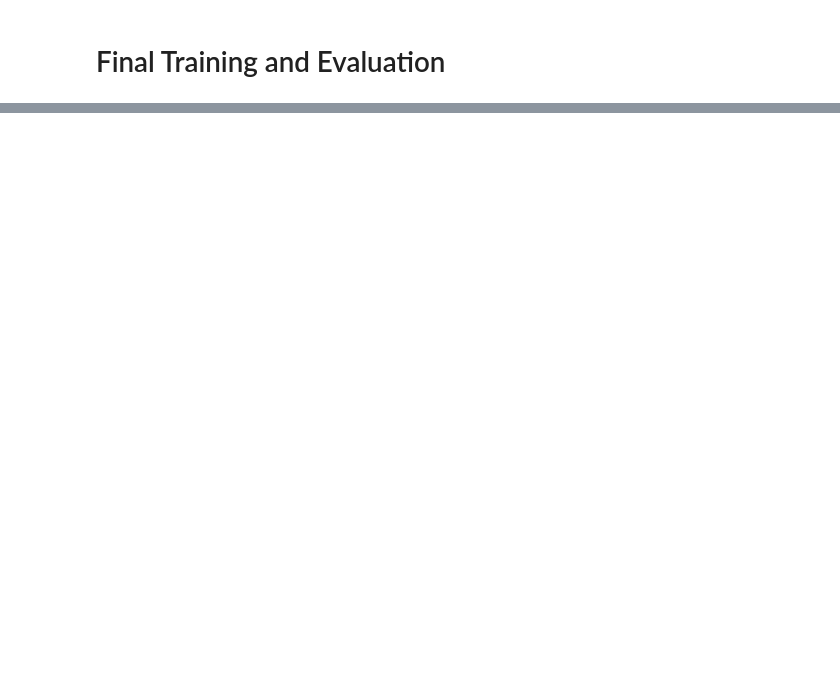
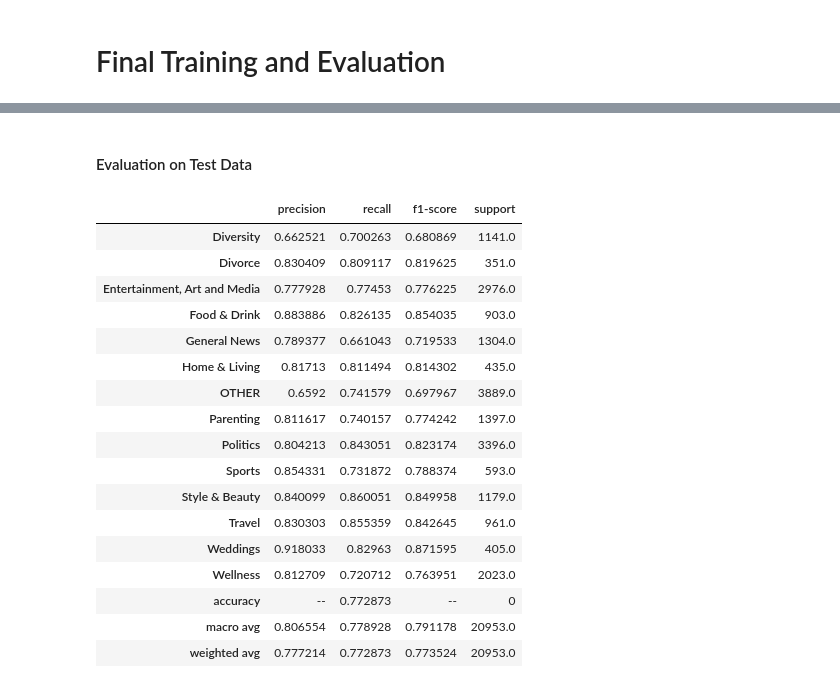
Before and after one commit to kac624/headlines, a Jupyter notebook: overview.ipynb, the cells around one changed output, grey strips where cells are left out. Saved outputs shown, nothing was run; the diff lists cells and outputs as text; code cells hidden in the pictures; blank space fills up the shorter version.

```diff
--- a/overview.ipynb
+++ b/overview.ipynb
@@ -613,0 +752,66 @@ plt.show()
+# %% [markdown]
+#### Evaluation on Test Data
+# %%
+# Load test data
+input_ids_test = torch.load('data/test_input_ids.pt')
+att_masks_test = torch.load('data/test_att_masks.pt')
+y_test = torch.load('data/y_test.pt')
+
+test_dataset = TensorDataset(input_ids_test, att_masks_test, y_test)
+test_dataloader = DataLoader(test_dataset, batch_size=256) #, sampler=SequentialSampler(test_dataset))
+
+with open('data/code_labels_dict.json', 'r') as f:
+    code_labels_dict = json.load(f)
+label_names = code_labels_dict.values()
+
+# Load model
+device = torch.device('cuda' if torch.cuda.is_available() else 'cpu')
+state_dict = torch.load('models/bert_model_final.pt')
+
+output_size = len(code_labels_dict.keys())
+model = BertForSequenceClassification.from_pretrained(
+    'bert-base-uncased', num_labels=output_size,
+    output_attentions=False, output_hidden_states=False
+)
+model.load_state_dict(state_dict)
+model = model.to(device)
+
+# Predict on Test Subset
+model.eval()
+test_pred = []
+with torch.no_grad():
+    for step_num, batch_data in enumerate(test_dataloader):
+        input_ids, att_mask, labels = [data.to(device) for data in batch_data]
+        output = model(input_ids=input_ids, attention_mask=att_mask, labels=labels)
+        test_pred.append(np.argmax(output.logits.cpu().detach().numpy(), axis=-1))
+test_pred = np.concatenate(test_pred)
+
+# Classification Reports
+class_report = classification_report(test_pred, y_test, output_dict=True, target_names=label_names, zero_division=0)
+class_report['accuracy'] = {
+    'precision': '--',
+    'recall': class_report['accuracy'],
+    'f1-score': '--',
+    'support': 0
+}
+
+pd.DataFrame(class_report).T
+# %% [output]
+|  | precision | recall | f1-score | support |
+| Diversity | 0.662521 | 0.700263 | 0.680869 | 1141.0 |
+| Divorce | 0.830409 | 0.809117 | 0.819625 | 351.0 |
+| Entertainment, Art and Media | 0.777928 | 0.77453 | 0.776225 | 2976.0 |
+| Food & Drink | 0.883886 | 0.826135 | 0.854035 | 903.0 |
+| General News | 0.789377 | 0.661043 | 0.719533 | 1304.0 |
+| Home & Living | 0.81713 | 0.811494 | 0.814302 | 435.0 |
+| OTHER | 0.6592 | 0.741579 | 0.697967 | 3889.0 |
+| Parenting | 0.811617 | 0.740157 | 0.774242 | 1397.0 |
+| Politics | 0.804213 | 0.843051 | 0.823174 | 3396.0 |
+| Sports | 0.854331 | 0.731872 | 0.788374 | 593.0 |
+| Style & Beauty | 0.840099 | 0.860051 | 0.849958 | 1179.0 |
+| Travel | 0.830303 | 0.855359 | 0.842645 | 961.0 |
+| Weddings | 0.918033 | 0.82963 | 0.871595 | 405.0 |
+| Wellness | 0.812709 | 0.720712 | 0.763951 | 2023.0 |
+| accuracy | -- | 0.772873 | -- | 0 |
+| macro avg | 0.806554 | 0.778928 | 0.791178 | 20953.0 |
+| weighted avg | 0.777214 | 0.772873 | 0.773524 | 20953.0 |
```
Also changed, not shown: parts of 12 cells of this notebook, 13 other files.
